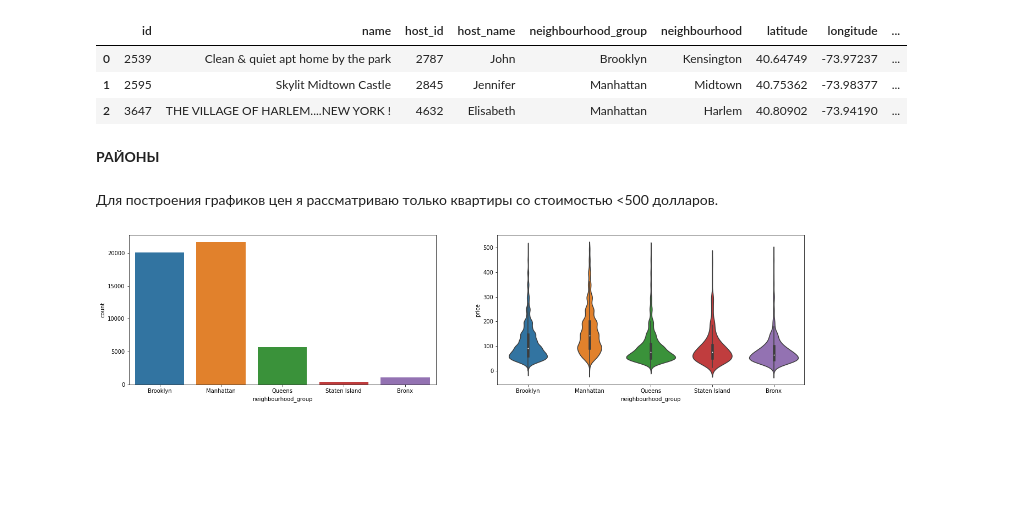
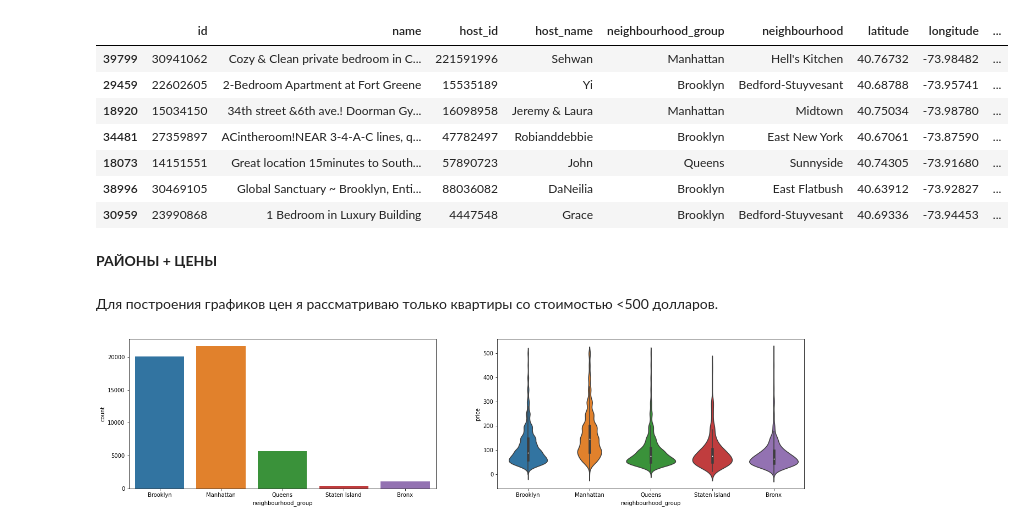
Before and after one commit to qutoq/kaggle_ny_airbnb, a Jupyter notebook: nyc-airbnb.ipynb, the cells around one changed output. Saved outputs shown, nothing was run; the diff lists cells and outputs as text; code cells hidden in the pictures; blank space fills up the shorter version.

```diff
--- a/nyc-airbnb.ipynb
+++ b/nyc-airbnb.ipynb
@@ -9,14 +9,18 @@ import warnings
 warnings.filterwarnings('ignore')
 # %%
 df=pd.read_csv("/kaggle/input/new-york-city-airbnb-open-data/AB_NYC_2019.csv")
-df.head(3)
+df.sample(7)
 # %% [output]
 |  | id | name | host_id | host_name | neighbourhood_group | neighbourhood | latitude | longitude | ... |
-| 0 | 2539 | Clean & quiet apt home by the park | 2787 | John | Brooklyn | Kensington | 40.64749 | -73.97237 | ... |
-| 1 | 2595 | Skylit Midtown Castle | 2845 | Jennifer | Manhattan | Midtown | 40.75362 | -73.98377 | ... |
-| 2 | 3647 | THE VILLAGE OF HARLEM....NEW YORK ! | 4632 | Elisabeth | Manhattan | Harlem | 40.80902 | -73.94190 | ... |
+| 39799 | 30941062 | Cozy & Clean private bedroom in C... | 221591996 | Sehwan | Manhattan | Hell's Kitchen | 40.76732 | -73.98482 | ... |
+| 29459 | 22602605 | 2-Bedroom Apartment at Fort Greene | 15535189 | Yi | Brooklyn | Bedford-Stuyvesant | 40.68788 | -73.95741 | ... |
+| 18920 | 15034150 | 34th street &6th ave.! Doorman Gy... | 16098958 | Jeremy & Laura | Manhattan | Midtown | 40.75034 | -73.98780 | ... |
+| 34481 | 27359897 | ACintheroom!NEAR 3-4-A-C lines, q... | 47782497 | Robianddebbie | Brooklyn | East New York | 40.67061 | -73.87590 | ... |
+| 18073 | 14151551 | Great location 15minutes to South... | 57890723 | John | Queens | Sunnyside | 40.74305 | -73.91680 | ... |
+| 38996 | 30469105 | Global Sanctuary ~ Brooklyn, Enti... | 88036082 | DaNeilia | Brooklyn | East Flatbush | 40.63912 | -73.92827 | ... |
+| 30959 | 23990868 | 1 Bedroom in Luxury Building | 4447548 | Grace | Brooklyn | Bedford-Stuyvesant | 40.69336 | -73.94453 | ... |
 # %% [markdown]
-**РАЙОНЫ**
+**РАЙОНЫ + ЦЕНЫ**
 # %% [markdown]
 Для построения графиков цен я рассматриваю только квартиры со стоимостью <500 долларов.
 # %%
```
Also changed, not shown: parts of 11 cells of this notebook.
